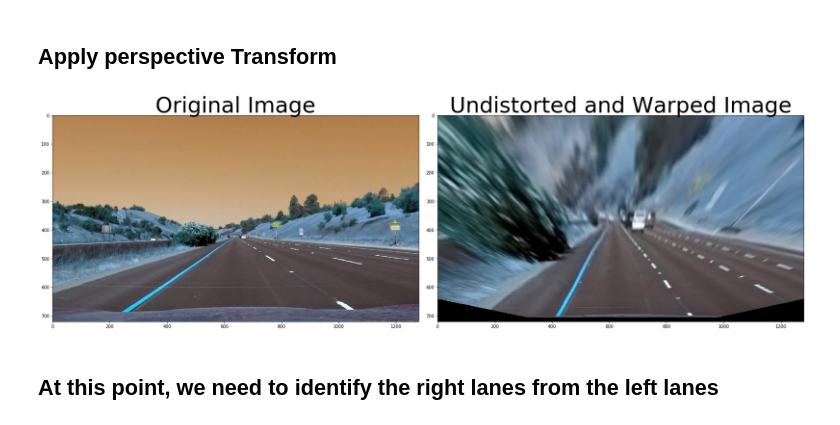
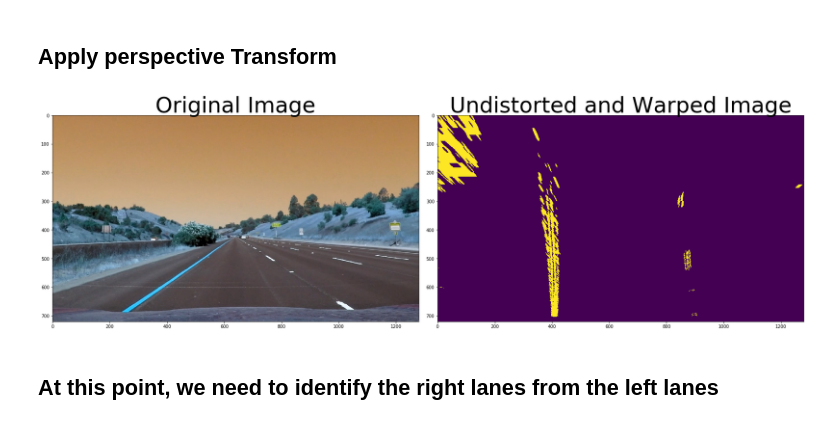
Before and after one commit to Jeremy26/advanced-lane-lines, a Jupyter notebook: P4.ipynb, the cells around one changed output. Saved outputs shown, nothing was run; the diff lists cells and outputs as text; code cells hidden in the pictures.

Commit message:
Start working on curvature for images

```diff
--- a/P4.ipynb
+++ b/P4.ipynb
@@ -134,10 +134,10 @@ def color_gradient(img, s_thresh, sx_thresh):
 for idx, fname in enumerate (test_images):
     img = cv2.imread(fname)
     undistorted = cal_undistort(img, objpoints, imgpoints)
-    color_binary = color_gradient(img,(150, 255), (10, 120))
+    color_binary = color_gradient(img,(170, 255), (10, 200))
 
     # Test on one image
-    if (idx==4):
+    if (idx==1):
         f, (ax1, ax2) = plt.subplots(1, 2, figsize=(20,10))
         ax1.imshow(undistorted)
         ax1.set_title('Original Image', fontsize=30)
@@ -154,7 +152,7 @@ def perspective_transform(img):
     ## The given image is already undistorted
     #gray = cv2.cvtColor(img, cv2.COLOR_BGR2GRAY)
     img_size = (img.shape[1], img.shape[0])
-    src = np.float32([[600,400],[700,400],[1100,700],[200,700]])
+    src = np.float32([[600,450],[700,450],[1050,680],[250,680]])
     dst = np.float32([[400, 100], [900, 100],[900, 700],[400,700]])
 
     # Given src and dst points, calculate the perspective transform matrix
@@ -167,19 +165,19 @@ def perspective_transform(img):
 # %%
 for idx, fname in enumerate (test_images):
     img = cv2.imread(fname)
     undistorted = cal_undistort(img, objpoints, imgpoints)
-    color_binary = color_gradient(img,(170, 255), (15, 100))
-    top_down, perspective_M = perspective_transform(undistorted)
+    color_binary = color_gradient(img,(170, 255), (30, 100))
+    top_down, perspective_M = perspective_transform(color_binary)
 
     if (idx==0):
         f, (ax1, ax2) = plt.subplots(1, 2, figsize=(24, 9))
         f.tight_layout()
         ax1.imshow(img)
         ax1.set_title('Original Image', fontsize=50)
         ax2.imshow(top_down)
         ax2.set_title('Undistorted and Warped Image', fontsize=50)
         plt.subplots_adjust(left=0., right=1, top=0.9, bottom=0.)
 # %% [output]
-[figure, old version]
+[figure, new version]
 # %% [markdown]
 ## At this point, we need to identify the right lanes from the left lanes
```
Also changed, not shown: parts of 11 cells of this notebook.
